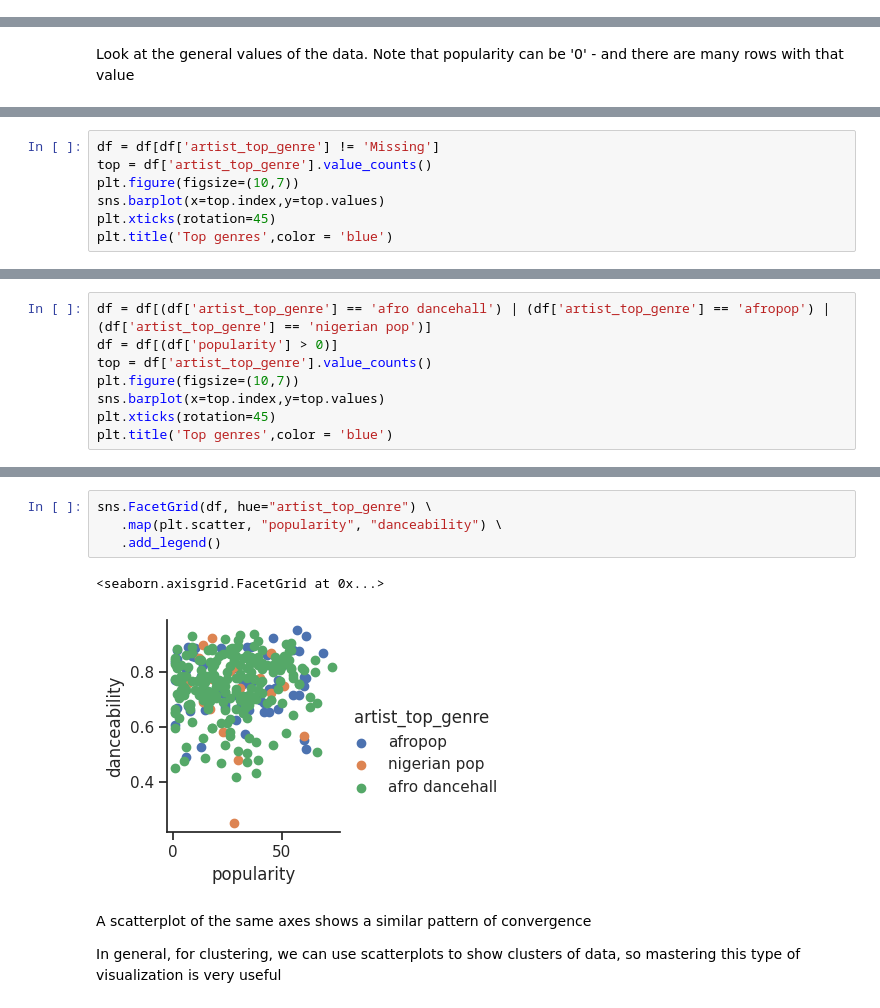
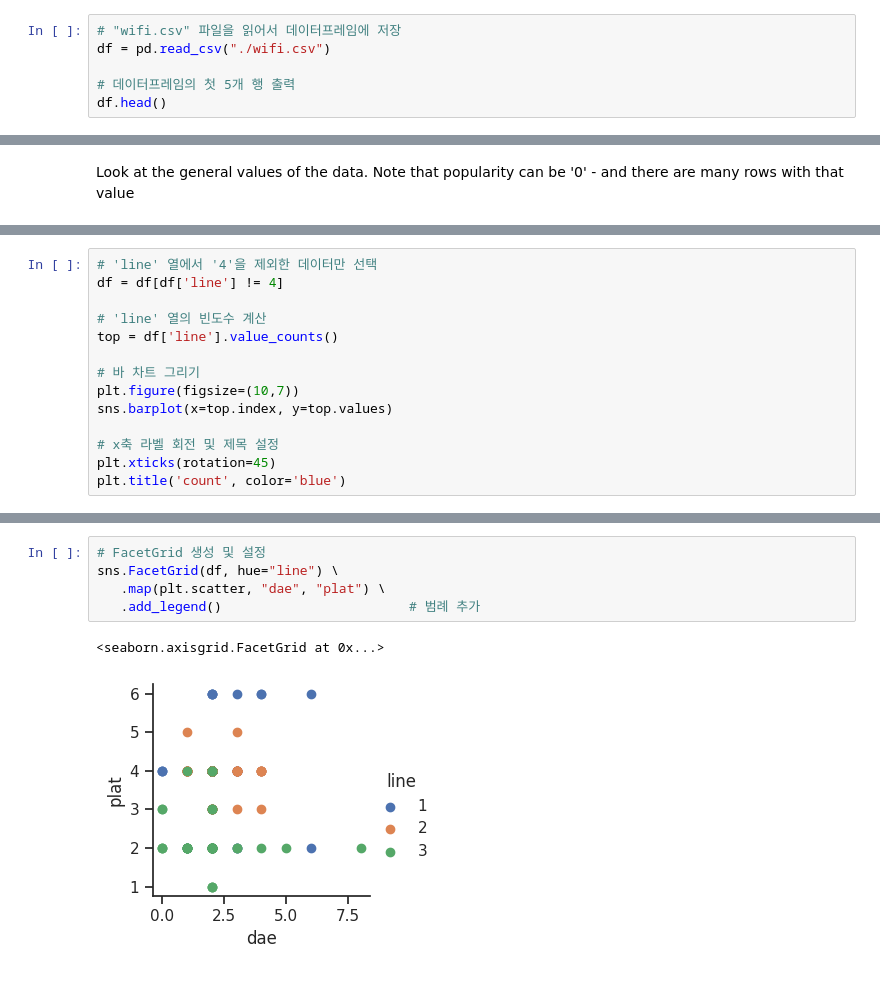
Before and after one commit to Konkuk-Univ-Glocal-Campus/ml202401-midterm-YoonSeongJoo, a Jupyter notebook: clustering01.ipynb, the cells around one changed output, grey strips where cells are left out. Saved outputs shown, nothing was run; the diff lists cells and outputs as text.

```diff
--- a/clustering01.ipynb
+++ b/clustering01.ipynb
@@ -39,0 +25,6 @@ df.head()
+# %%
+# "wifi.csv" 파일을 읽어서 데이터프레임에 저장
+df = pd.read_csv("./wifi.csv")
+
+# 데이터프레임의 첫 5개 행 출력
+df.head()
@@ -117,8 +104,15 @@ Remove 'Missing' genres, as it's not classified in Spotify
 # %%
-df = df[df['artist_top_genre'] != 'Missing']
-top = df['artist_top_genre'].value_counts()
+# 'line' 열에서 '4'을 제외한 데이터만 선택
+df = df[df['line'] != 4]
+
+# 'line' 열의 빈도수 계산
+top = df['line'].value_counts()
+
+# 바 차트 그리기
 plt.figure(figsize=(10,7))
-sns.barplot(x=top.index,y=top.values)
+sns.barplot(x=top.index, y=top.values)
+
+# x축 라벨 회전 및 제목 설정
 plt.xticks(rotation=45)
-plt.title('Top genres',color = 'blue')
+plt.title('count', color='blue')
 # %% [output]
@@ -129,8 +120,0 @@ By far, the top three genres dominate this dataset. Let's concentrate on afro da
-# %%
-df = df[(df['artist_top_genre'] == 'afro dancehall') | (df['artist_top_genre'] == 'afropop') | (df['artist_top_genre'] == 'nigerian pop')]
-df = df[(df['popularity'] > 0)]
-top = df['artist_top_genre'].value_counts()
-plt.figure(figsize=(10,7))
-sns.barplot(x=top.index,y=top.values)
-plt.xticks(rotation=45)
-plt.title('Top genres',color = 'blue')
@@ -178,11 +153,8 @@ In general, the three genres align in terms of their popularity and danceability
 # %%
-sns.FacetGrid(df, hue="artist_top_genre") \
-   .map(plt.scatter, "popularity", "danceability") \
-   .add_legend()
+# FacetGrid 생성 및 설정
+sns.FacetGrid(df, hue="line") \
+   .map(plt.scatter, "dae", "plat") \
+   .add_legend()                        # 범례 추가
 # %% [output]
 <seaborn.axisgrid.FacetGrid at 0x...>
-[figure, old version]
+[figure, new version]
-# %% [markdown]
-A scatterplot of the same axes shows a similar pattern of convergence
-
-In general, for clustering, we can use scatterplots to show clusters of data, so mastering this type of visualization is very useful
```
Also changed, not shown: parts of 25 cells of this notebook, 3 other files.
